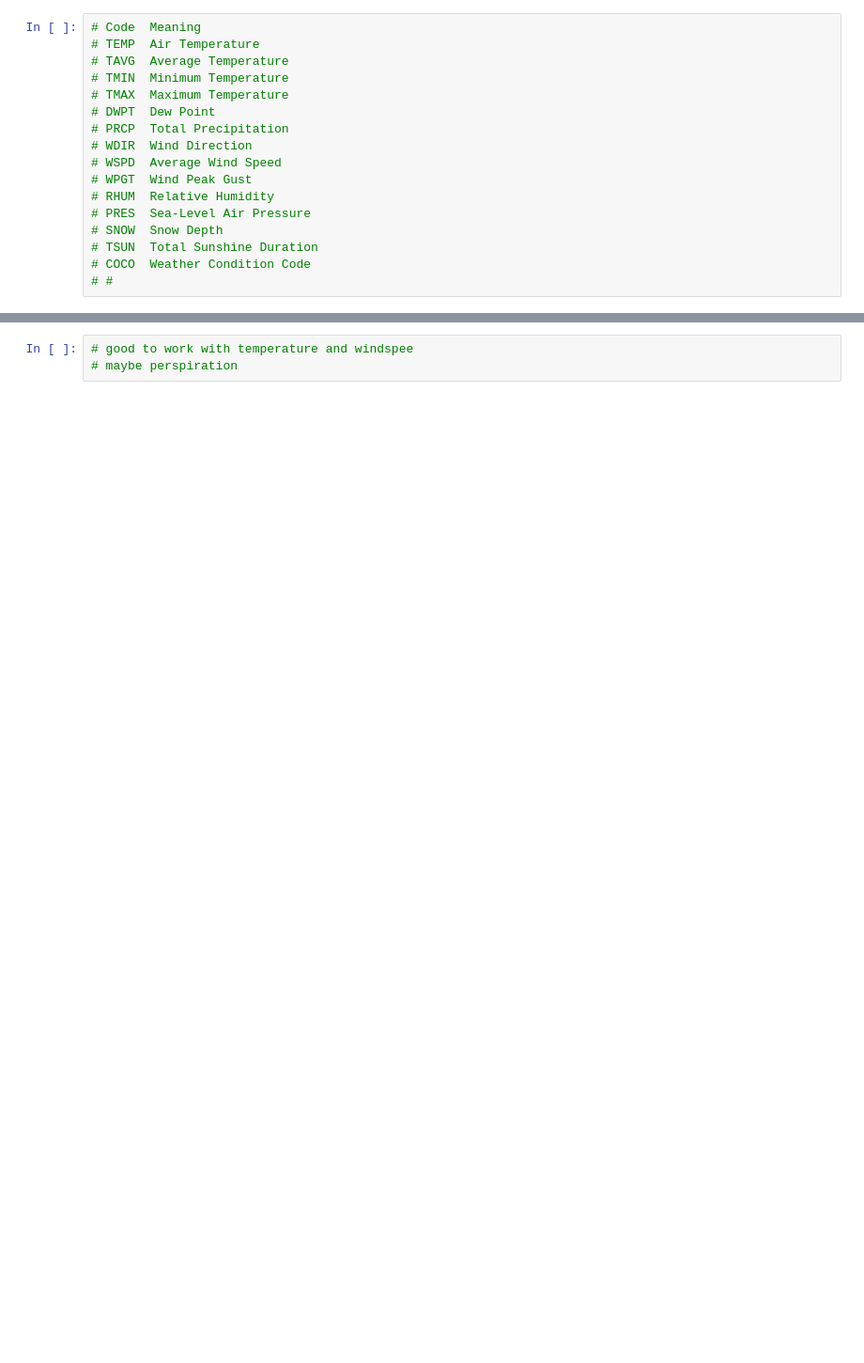
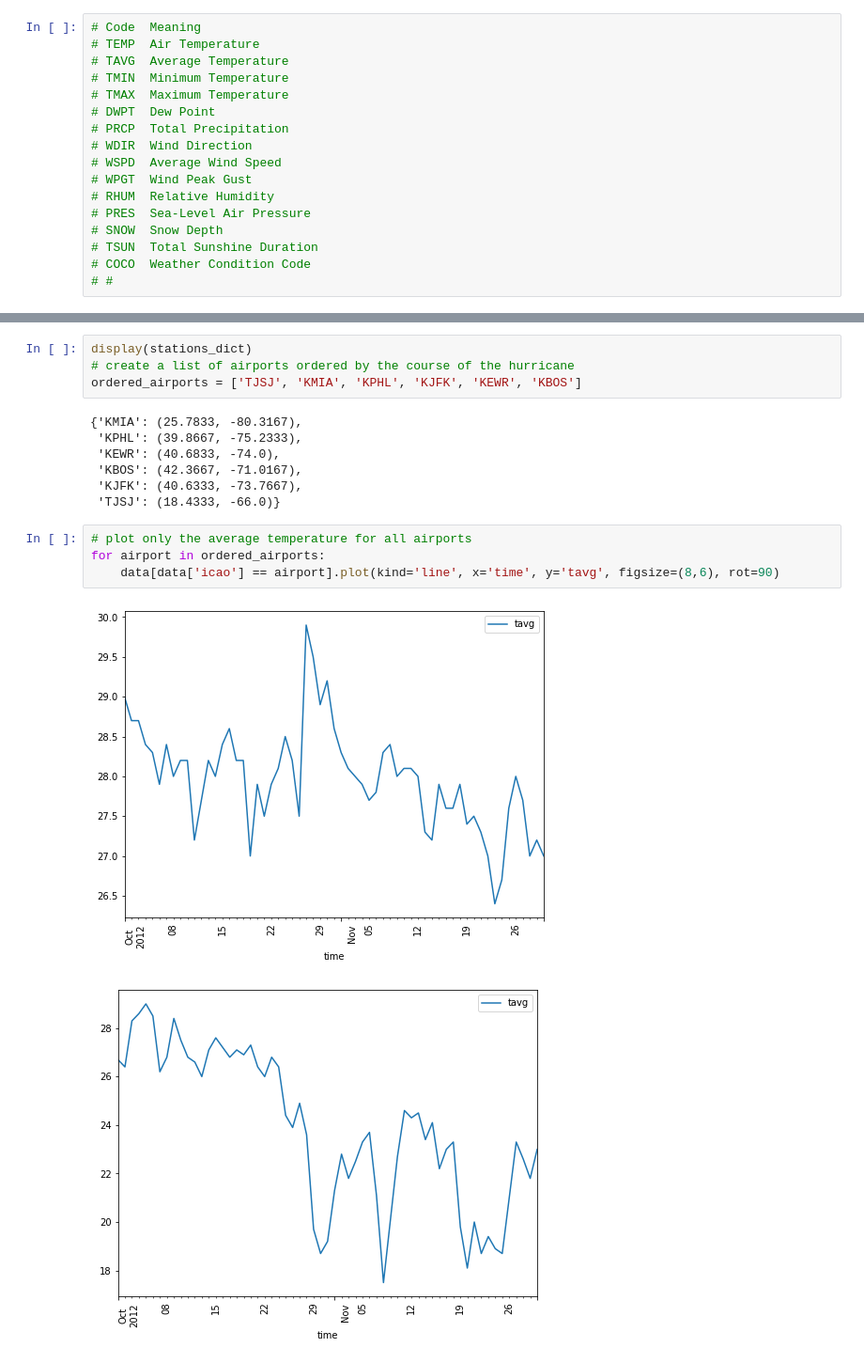
Before and after one commit to sergioserge/us-airports-project, a Jupyter notebook: us-airports-project.ipynb, the cells around one changed output, grey strips where cells are left out. Shown: that part at 94% size. Drawn from its saved outputs; the diff is of its cells as text; blank space fills up the shorter version.

```diff
--- a/us-airports-project.ipynb
+++ b/us-airports-project.ipynb
@@ -270,3 +204,18 @@ for col in column_list[1:]:
-# %%
-# good to work with temperature and windspee
-# maybe perspiration
+# %%
+display(stations_dict)
+# create a list of airports ordered by the course of the hurricane
+ordered_airports = ['TJSJ', 'KMIA', 'KPHL', 'KJFK', 'KEWR', 'KBOS']
+# %% [output]
+{'KMIA': (25.7833, -80.3167),
+ 'KPHL': (39.8667, -75.2333),
+ 'KEWR': (40.6833, -74.0),
+ 'KBOS': (42.3667, -71.0167),
+ 'KJFK': (40.6333, -73.7667),
+ 'TJSJ': (18.4333, -66.0)}
+# %%
+# plot only the average temperature for all airports
+for airport in ordered_airports:
+    data[data['icao'] == airport].plot(kind='line', x='time', y='tavg', figsize=(8,6), rot=90)
+# %% [output]
+[figure, added]
+[figure, added]
```
Also changed, not shown: parts of 19 cells of this notebook, 2 other files.
